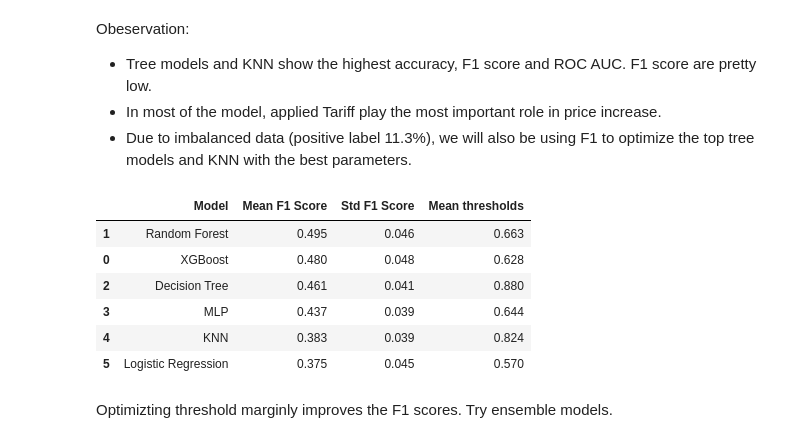
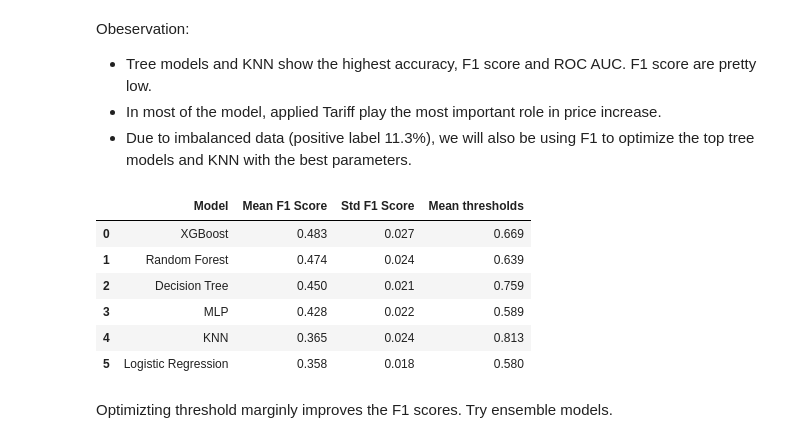
Before and after one commit to simva510/tariff_price_change, a Jupyter notebook: notebooks/tariff_price_gp4_2025_SQ.ipynb, the cells around one changed output. Saved outputs shown, nothing was run; the diff lists cells and outputs as text; code cells hidden in the pictures.

```diff
--- a/notebooks/tariff_price_gp4_2025_SQ.ipynb
+++ b/notebooks/tariff_price_gp4_2025_SQ.ipynb
@@ -1057,9 +1057,9 @@ plt.show()
 #### 3.2 Split data
 # %%
 # Training dataset is 2017 data and Test data set is 2024 data
-trainset = data[data['Year'] == 2017].drop(columns='Year')
-# trainset = data[data['Year'].isin([2017, 2019])] #.drop(columns='Year')
-testset = data[data['Year'] == 2024].drop(columns='Year')
+# trainset = data[data['Year'] == 2017].drop(columns='Year')
+trainset = data[data['Year'].isin([2017, 2019])] #.drop(columns='Year')
+testset = data[data['Year'] == 2024] #.drop(columns='Year')
 
 # Define the features and target variable
 X = trainset.drop(columns=['label','HTS Number','Description'], axis=1)
@@ -1426,12 +1427,12 @@ from sklearn.metrics import precision_recall_curve
 
 # Define models and their best-known parameters
 model_defs = {
-    "XGBoost": XGBClassifier(n_estimators=100, max_depth=3, learning_rate=0.01, eval_metric='logloss', random_state=24),
-    "Random Forest": RandomForestClassifier(n_estimators=100, max_depth=5, min_samples_split=2, min_samples_leaf=1, criterion='entropy', random_state=24),
-    "Decision Tree": DecisionTreeClassifier(min_samples_split=2, min_samples_leaf=2, max_depth=3, criterion='gini', random_state=24),
-    "MLP": MLPClassifier(max_iter=1000, early_stopping=True, solver='adam', learning_rate= 'adaptive', hidden_layer_sizes= (50,100), alpha=0.001, activation='relu'),
+    "XGBoost": XGBClassifier(n_estimators=200, max_depth=5, learning_rate=0.1, eval_metric='logloss', random_state=24),
+    "Random Forest": RandomForestClassifier(n_estimators=200, max_depth=10, min_samples_split=5, min_samples_leaf=1, criterion='gini', random_state=24),
+    "Decision Tree": DecisionTreeClassifier(min_samples_split=2, min_samples_leaf=2, max_depth=5, criterion='entropy', random_state=24),
+    "MLP": MLPClassifier(max_iter=1000, early_stopping=True, solver='adam', learning_rate= 'adaptive', hidden_layer_sizes= (50,100), alpha=0.001, activation='tanh'),
     "KNN": KNeighborsClassifier(n_neighbors=7, weights='distance'),
-    "Logistic Regression": LogisticRegression(class_weight='balanced', max_iter=1000, solver='lbfgs', penalty='l2', C=0.1)
+    "Logistic Regression": LogisticRegression(class_weight='balanced', max_iter=1000, solver='lbfgs', penalty='l2', C=10)
 }
 
 # Threshold optimizer
@@ -1453,39 +1454,39 @@ for name, model in model_defs.items():
     pipeline = ImbPipeline([
     ('scaler', preprocessor),
     ('smote', SMOTE(random_state=24)), 		# Adding SMOTE for imbalanced data
     ('classifier', model)
     ])
 
     for train_idx, val_idx in cv.split(X_train, y_train):
         X_tra, X_val = X.iloc[train_idx], X.iloc[val_idx]
         y_tra, y_val = y.iloc[train_idx], y.iloc[val_idx]
 
 
         pipeline.fit(X_tra, y_tra)
         y_probs = pipeline.predict_proba(X_val)[:, 1]
         best_thresh, best_f1 = optimize_threshold(y_val, y_probs)
 
         f1_scores.append(best_f1)
         thresholds.append(best_thresh)
 
     results.append({
         "Model": name,
         "Mean F1 Score": np.mean(f1_scores),
         "Std F1 Score": np.std(f1_scores),
         "Mean thresholds": np.mean(thresholds)
     })
 
 # Display results
 results_df = pd.DataFrame(results).sort_values(by="Mean F1 Score", ascending=False)
 results_df
 # %% [output]
 |  | Model | Mean F1 Score | Std F1 Score | Mean thresholds |
-| 1 | Random Forest | 0.495 | 0.046 | 0.663 |
-| 0 | XGBoost | 0.480 | 0.048 | 0.628 |
-| 2 | Decision Tree | 0.461 | 0.041 | 0.880 |
-| 3 | MLP | 0.437 | 0.039 | 0.644 |
-| 4 | KNN | 0.383 | 0.039 | 0.824 |
-| 5 | Logistic Regression | 0.375 | 0.045 | 0.570 |
+| 0 | XGBoost | 0.483 | 0.027 | 0.669 |
+| 1 | Random Forest | 0.474 | 0.024 | 0.639 |
+| 2 | Decision Tree | 0.450 | 0.021 | 0.759 |
+| 3 | MLP | 0.428 | 0.022 | 0.589 |
+| 4 | KNN | 0.365 | 0.024 | 0.813 |
+| 5 | Logistic Regression | 0.358 | 0.018 | 0.580 |
 # %% [markdown]
 Optimizting threshold marginly improves the F1 scores. Try ensemble models.
 # %%
```
Also changed, not shown: parts of 19 cells of this notebook, 2 other files.
